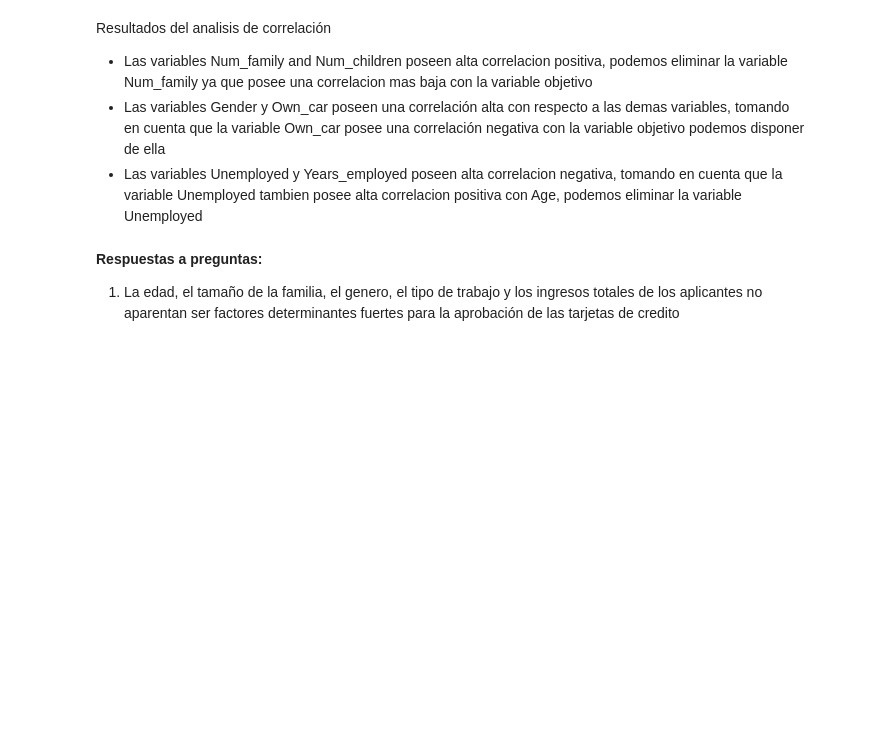
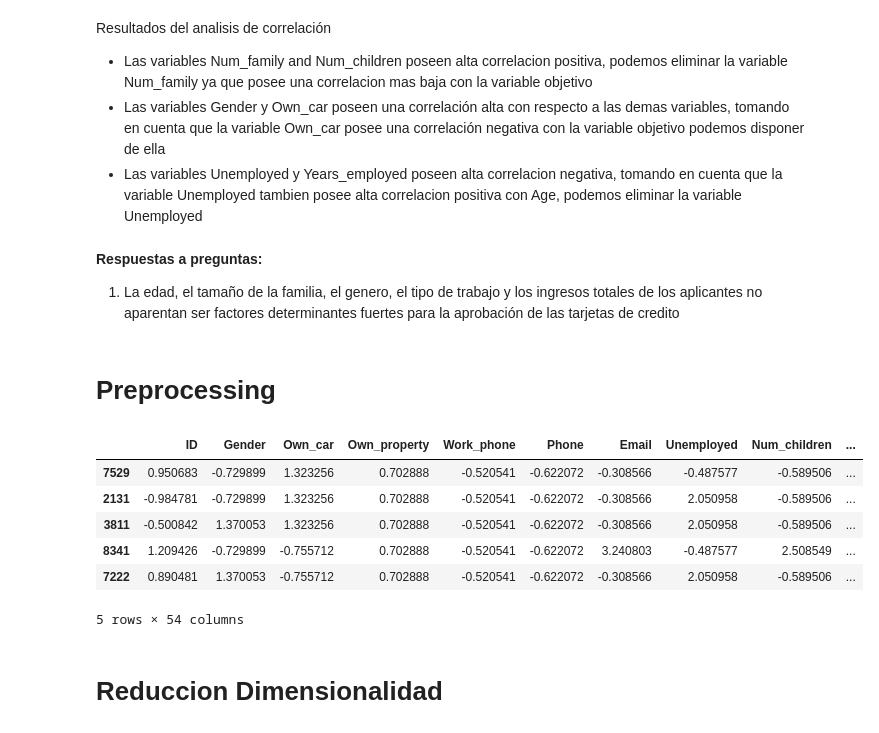
Before and after one commit to jcterrero02/CoderHouse, a Jupyter notebook: Machine Learning para la Ciencia de Datos/Coder_II_Credit_Card_Elegibility_Julio_Terrero.ipynb, the cells around one changed output. Drawn from its saved outputs; the diff is of its cells as text; code cells hidden in the pictures; blank space fills up the shorter version.

```diff
--- a/Machine Learning para la Ciencia de Datos/Coder_II_Credit_Card_Elegibility_Julio_Terrero.ipynb
+++ b/Machine Learning para la Ciencia de Datos/Coder_II_Credit_Card_Elegibility_Julio_Terrero.ipynb
@@ -324,9 +309,3 @@ def remover_outliers(df, columnas):
-# %%
-# Aplicamos la función creada para remover los outliers o valores atipicos del dataset
-
-columnas_numericas = ['Age', 'Num_children', 'Num_family', 'Total_income', 'Account_length', 'Years_employed']
-
-dataset_ = remover_outliers(dataset, columnas_numericas)
 # %%
 dataset_.describe()
 # %% [output]
@@ -374,3 +353,5 @@ Resultados del analisis de correlación
 **Respuestas a preguntas:**
 
 1.   La edad, el tamaño de la familia, el genero, el tipo de trabajo y los ingresos totales de los aplicantes no aparentan ser factores determinantes fuertes para la aprobación de las tarjetas de credito
+# %% [markdown]
+# Preprocessing
@@ -376,0 +362,3 @@ Resultados del analisis de correlación
+# %%
+X = dataset_.drop(columns={'ID', 'Target'}, axis=1)
+y = dataset_['Target']
@@ -376,0 +416,25 @@ Resultados del analisis de correlación
+# %%
+for col in X_train_df.columns:
+    if X_train_df[col].dtype=="object" or X_train_df[col].dtype == "category":
+          pass
+    else:
+        lower_percentile = 0.05
+        upper_percentile = 1 - lower_percentile
+        lower_bound = X_train_df[col].quantile(lower_percentile)
+        upper_bound = X_train_df[col].quantile(upper_percentile)
+        X_train_df[col] = np.where(X_train_df[col] < lower_bound, lower_bound, X_train_df[col])
+        X_train_df[col] = np.where(X_train_df[col] > upper_bound, upper_bound, X_train_df[col])
+        X_test_df[col] = np.where(X_test_df[col] < lower_bound, lower_bound, X_test_df[col])
+        X_test_df[col] = np.where(X_test_df[col] > upper_bound, upper_bound, X_test_df[col])
+# %%
+X_test_df.head()
+# %% [output]
+|  | ID | Gender | Own_car | Own_property | Work_phone | Phone | Email | Unemployed | Num_children | ... |
+| 7529 | 0.950683 | -0.729899 | 1.323256 | 0.702888 | -0.520541 | -0.622072 | -0.308566 | -0.487577 | -0.589506 | ... |
+| 2131 | -0.984781 | -0.729899 | 1.323256 | 0.702888 | -0.520541 | -0.622072 | -0.308566 | 2.050958 | -0.589506 | ... |
+| 3811 | -0.500842 | 1.370053 | 1.323256 | 0.702888 | -0.520541 | -0.622072 | -0.308566 | 2.050958 | -0.589506 | ... |
+| 8341 | 1.209426 | -0.729899 | -0.755712 | 0.702888 | -0.520541 | -0.622072 | 3.240803 | -0.487577 | 2.508549 | ... |
+| 7222 | 0.890481 | 1.370053 | -0.755712 | 0.702888 | -0.520541 | -0.622072 | -0.308566 | 2.050958 | -0.589506 | ... |
+5 rows × 54 columns
+# %% [markdown]
+# Reduccion Dimensionalidad
```
Also changed, not shown: parts of 24 cells of this notebook.
